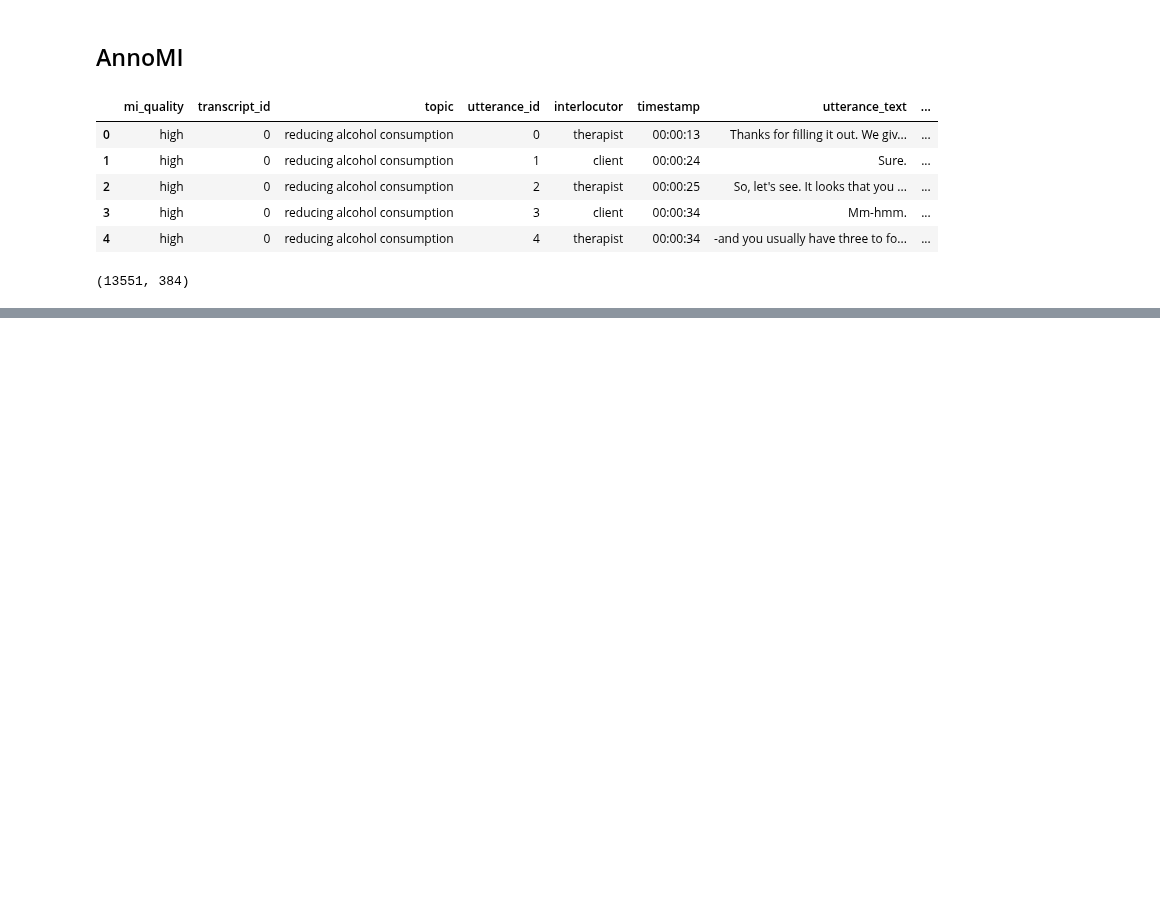
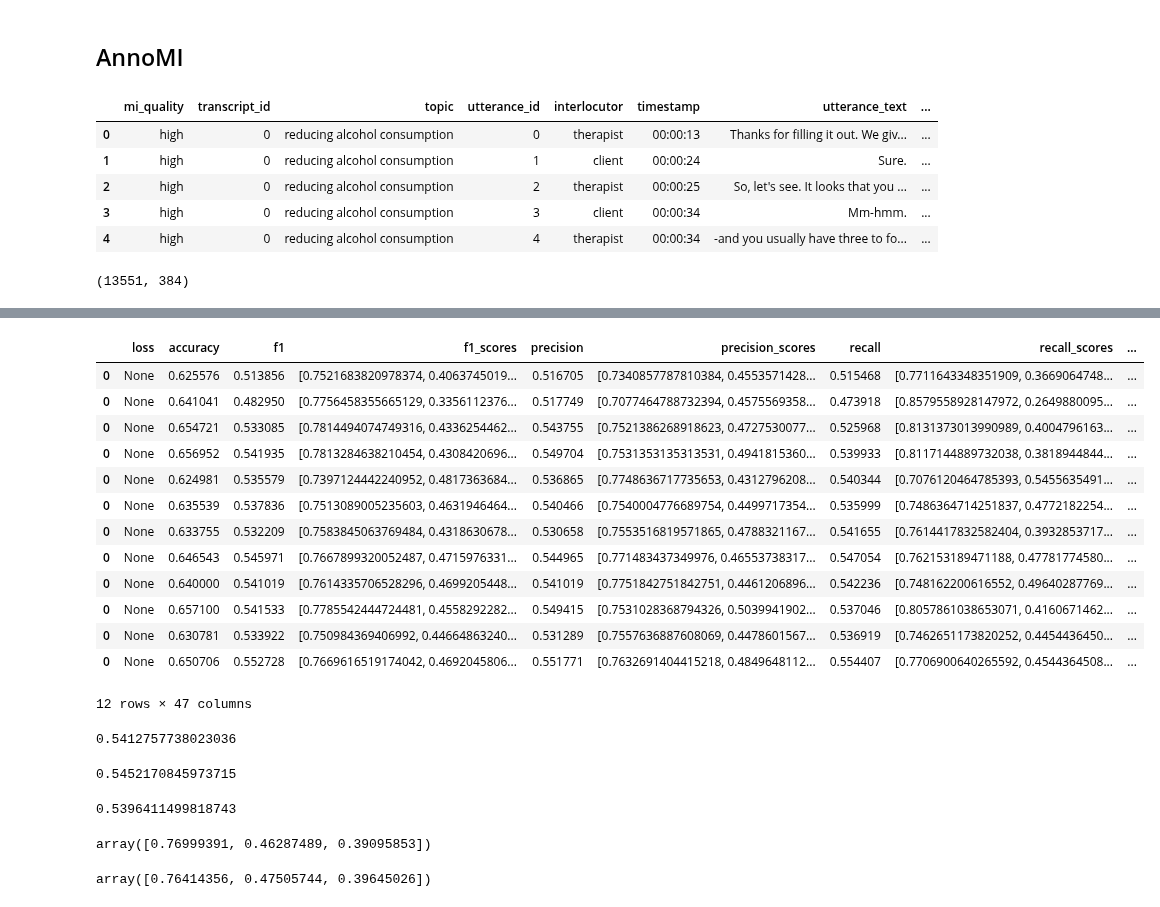
Before and after one commit to ttseriotou/sig-networks, a Jupyter notebook: notebooks/AnnoMI/client_talk_type_prediction/anno_mi-client-swnu-bilstm.ipynb, the cells around one changed output, grey strips where cells are left out. Cells and saved outputs as stored; diff of their text form; code cells hidden in the pictures; blank space fills up the shorter version.

Commit message:
first seqsignet run

```diff
--- a/notebooks/AnnoMI/client_talk_type_prediction/anno_mi-client-swnu-bilstm.ipynb
+++ b/notebooks/AnnoMI/client_talk_type_prediction/anno_mi-client-swnu-bilstm.ipynb
@@ -30,0 +55,41 @@ sbert_embeddings.shape
+# %%
+shift = 3
+window_size = 5
+n = 6
+# %%
+size = 20
+seqsignet_network_umap_kfold_20, best_seqsignet_network_umap_kfold_20, _, __ = seqsignet_hyperparameter_search(
+    num_epochs=num_epochs,
+    df=anno_mi,
+    id_column="transcript_id",
+    label_column="client_talk_type",
+    embeddings=sbert_embeddings,
+    y_data=y_data_client,
+    embedding_dim=embedding_dim,
+    output_dim=output_dim_client,
+    shift=shift,
+    window_size=window_size,
+    n=n,
+    dim_reduce_methods=["umap"],
+    dimensions=dimensions,
+    log_signature=True,
+    conv_output_channels=conv_output_channels,
+    swnu_hidden_dim_sizes_and_sig_depths=swnu_hidden_dim_sizes_and_sig_depths,
+    lstm_hidden_dim_sizes=lstm_hidden_dim_sizes,
+    ffn_hidden_dim_sizes=ffn_hidden_dim_sizes,
+    dropout_rates=dropout_rates,
+    learning_rates=learning_rates,
+    BiLSTM=False,
+    seeds=seeds,
+    loss=loss,
+    gamma=gamma,
+    time_feature=time_features,
+    standardise_method=standardise_method,
+    add_time_in_path=add_time_in_path,
+    path_indices=client_index,
+    k_fold=True,
+    patience=patience,
+    validation_metric=validation_metric,
+    results_output=f"{output_dir}/seqsignet_umap_focal_{gamma}_{size}_kfold.csv",
+    verbose=False
+)
@@ -30,0 +120,37 @@ sbert_embeddings.shape
+# %%
+seqsignet_network_umap_kfold_20
+# %% [output]
+|  | loss | accuracy | f1 | f1_scores | precision | precision_scores | recall | recall_scores | ... |
+| 0 | None | 0.625576 | 0.513856 | [0.7521683820978374, 0.4063745019... | 0.516705 | [0.7340857787810384, 0.4553571428... | 0.515468 | [0.7711643348351909, 0.3669064748... | ... |
+| 0 | None | 0.641041 | 0.482950 | [0.7756458355665129, 0.3356112376... | 0.517749 | [0.7077464788732394, 0.4575569358... | 0.473918 | [0.8579558928147972, 0.2649880095... | ... |
+| 0 | None | 0.654721 | 0.533085 | [0.7814494074749316, 0.4336254462... | 0.543755 | [0.7521386268918623, 0.4727530077... | 0.525968 | [0.8131373013990989, 0.4004796163... | ... |
+| 0 | None | 0.656952 | 0.541935 | [0.7813284638210454, 0.4308420696... | 0.549704 | [0.7531353135313531, 0.4941815360... | 0.539933 | [0.8117144889732038, 0.3818944844... | ... |
+| 0 | None | 0.624981 | 0.535579 | [0.7397124442240952, 0.4817363684... | 0.536865 | [0.7748636717735653, 0.4312796208... | 0.540344 | [0.7076120464785393, 0.5455635491... | ... |
+| 0 | None | 0.635539 | 0.537836 | [0.7513089005235603, 0.4631946464... | 0.540466 | [0.7540004776689754, 0.4499717354... | 0.535999 | [0.7486364714251837, 0.4772182254... | ... |
+| 0 | None | 0.633755 | 0.532209 | [0.7583845063769484, 0.4318630678... | 0.530658 | [0.7553516819571865, 0.4788321167... | 0.541655 | [0.7614417832582404, 0.3932853717... | ... |
+| 0 | None | 0.646543 | 0.545971 | [0.7667899320052487, 0.4715976331... | 0.544965 | [0.771483437349976, 0.46553738317... | 0.547054 | [0.762153189471188, 0.47781774580... | ... |
+| 0 | None | 0.640000 | 0.541019 | [0.7614335706528296, 0.4699205448... | 0.541019 | [0.7751842751842751, 0.4461206896... | 0.542236 | [0.748162200616552, 0.49640287769... | ... |
+| 0 | None | 0.657100 | 0.541533 | [0.7785542444724481, 0.4558292282... | 0.549415 | [0.7531028368794326, 0.5039941902... | 0.537046 | [0.8057861038653071, 0.4160671462... | ... |
+| 0 | None | 0.630781 | 0.533922 | [0.750984369406992, 0.44664863240... | 0.531289 | [0.7557636887608069, 0.4478601567... | 0.536919 | [0.7462651173820252, 0.4454436450... | ... |
+| 0 | None | 0.650706 | 0.552728 | [0.7669616519174042, 0.4692045806... | 0.551771 | [0.7632691404415218, 0.4849648112... | 0.554407 | [0.7706900640265592, 0.4544364508... | ... |
+12 rows × 47 columns
+# %%
+best_seqsignet_network_umap_kfold_20["f1"].mean()
+# %% [output]
+0.5412757738023036
+# %%
+best_seqsignet_network_umap_kfold_20["precision"].mean()
+# %% [output]
+0.5452170845973715
+# %%
+best_seqsignet_network_umap_kfold_20["recall"].mean()
+# %% [output]
+0.5396411499818743
+# %%
+np.stack(best_seqsignet_network_umap_kfold_20["f1_scores"]).mean(axis=0)
+# %% [output]
+array([0.76999391, 0.46287489, 0.39095853])
+# %%
+np.stack(best_seqsignet_network_umap_kfold_20["precision_scores"]).mean(axis=0)
+# %% [output]
+array([0.76414356, 0.47505744, 0.39645026])
```
Also changed, not shown: parts of 7 cells of this notebook, 2 other files.
